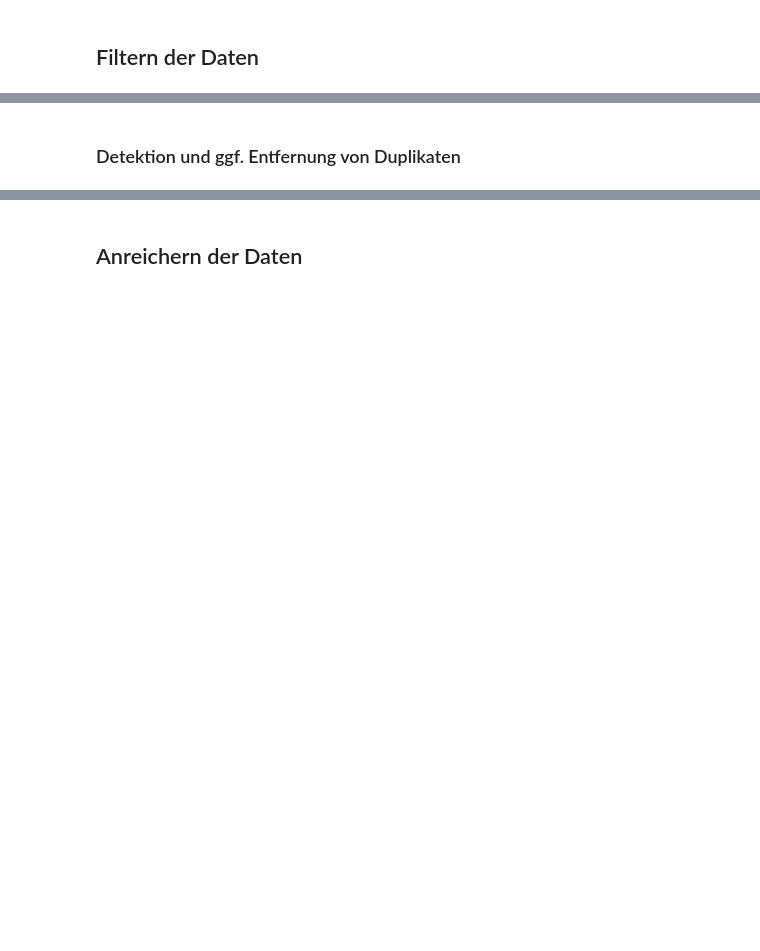
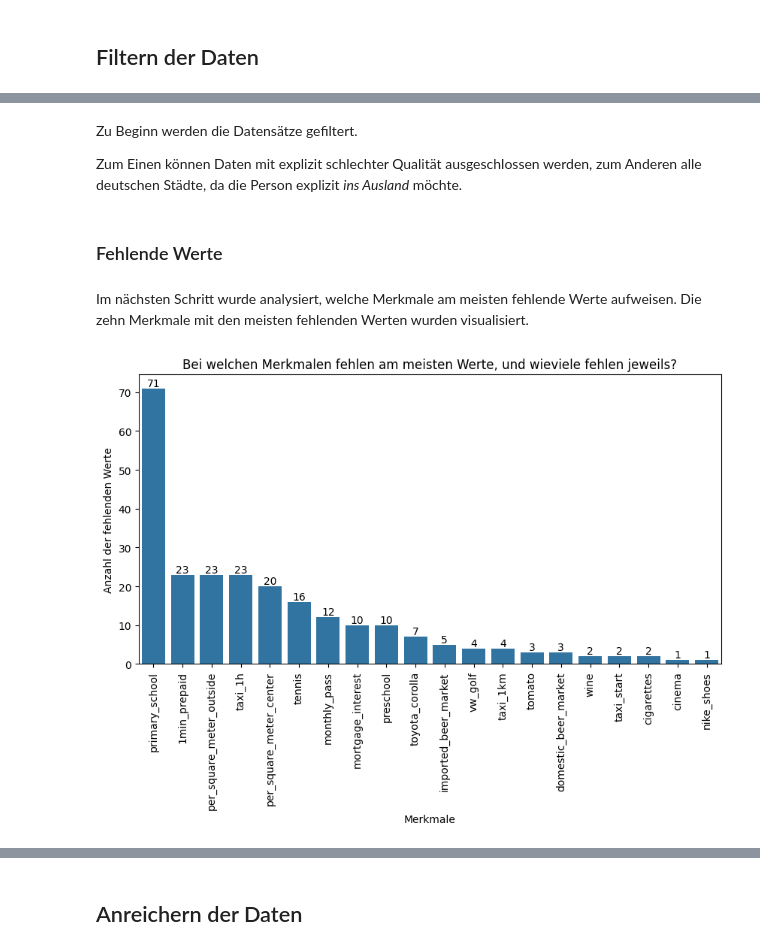
Before and after one commit to GehriJan/data-science-exam, a Jupyter notebook: data_science_exam.ipynb, the cells around one changed output, grey strips where cells are left out. Cells and saved outputs as stored; diff of their text form; code cells hidden in the pictures; blank space fills up the shorter version.

```diff
--- a/data_science_exam.ipynb
+++ b/data_science_exam.ipynb
@@ -137,9 +156,40 @@ Schritte:
+# %% [markdown]
+Zu Beginn werden die Datensätze gefiltert.
+
+Zum Einen können Daten mit explizit schlechter Qualität ausgeschlossen werden,
+zum Anderen alle deutschen Städte, da die Person explizit _ins Ausland_ möchte.
 # %%
 df = (
     df
-    [df["data_quality"]==1]
+    [(df["data_quality"]==1) & (df["country"]!="Germany")]
     .reset_index(drop=True)
     .drop("data_quality", axis="columns")
 )
-# %% [markdown]
-### Detektion und ggf. Entfernung von Duplikaten
+# %% [markdown]
+### Fehlende Werte
+# %% [markdown]
+Im nächsten Schritt wurde analysiert, welche Merkmale am meisten fehlende Werte aufweisen.
+Die zehn Merkmale mit den meisten fehlenden Werten wurden visualisiert.
+# %%
+import seaborn as sns
+import matplotlib.pyplot as plt
+import numpy as np
+
+df_numeric = df.select_dtypes(np.number)
+
+# Die 10 Features ermitteln, bei denen am meisten Werte fehlen
+features_with_most_missing = df_numeric.isna().sum().sort_values(ascending=False).head(20)
+
+# Darstellen als Seaborn plot
+fig, ax = plt.subplots(figsize=(10,5))
+ax = sns.barplot(features_with_most_missing)
+ax.set(
+    title="Bei welchen Merkmalen fehlen am meisten Werte, und wieviele fehlen jeweils?",
+    ylabel="Anzahl der fehlenden Werte",
+    xlabel="Merkmale",
+)
+ax.bar_label(ax.containers[0])
+plt.xticks(rotation=90)
+plt.show()
+# %% [output]
+[figure, added]
```
Also changed, not shown: parts of 83 cells of this notebook.
